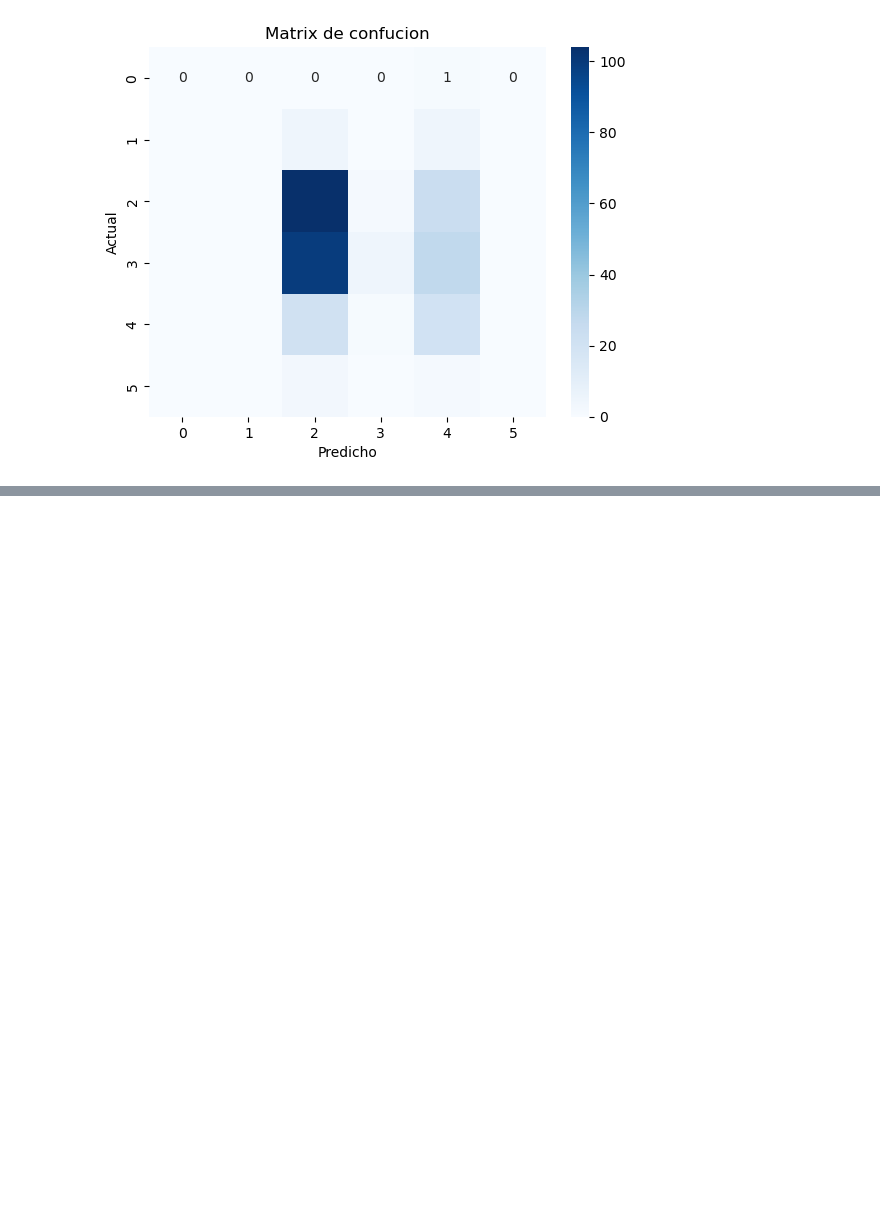
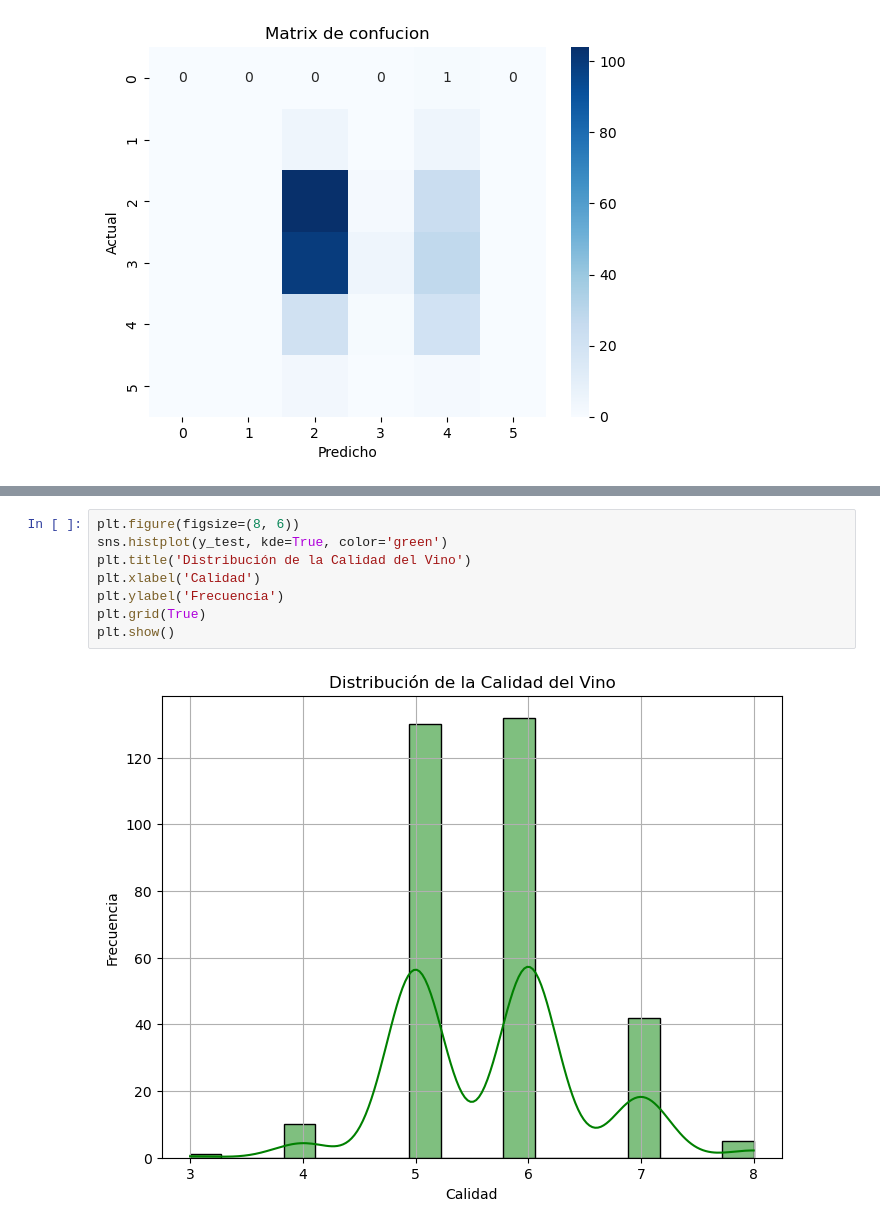
Before and after one commit to JesusOrlandoM/Arboles-de-Decisi-n, a Jupyter notebook: Arboles de Decisión.ipynb, the cells around one changed output, grey strips where cells are left out. Saved outputs shown, nothing was run; the diff lists cells and outputs as text; blank space fills up the shorter version.

```diff
--- a/Arboles de Decisión.ipynb
+++ b/Arboles de Decisión.ipynb
@@ -218,0 +241,10 @@ plt.show()
+# %%
+plt.figure(figsize=(8, 6))
+sns.histplot(y_test, kde=True, color='green')
+plt.title('Distribución de la Calidad del Vino')
+plt.xlabel('Calidad')
+plt.ylabel('Frecuencia')
+plt.grid(True)
+plt.show()
+# %% [output]
+[figure, added]
```
Also changed, not shown: parts of 8 cells of this notebook.
